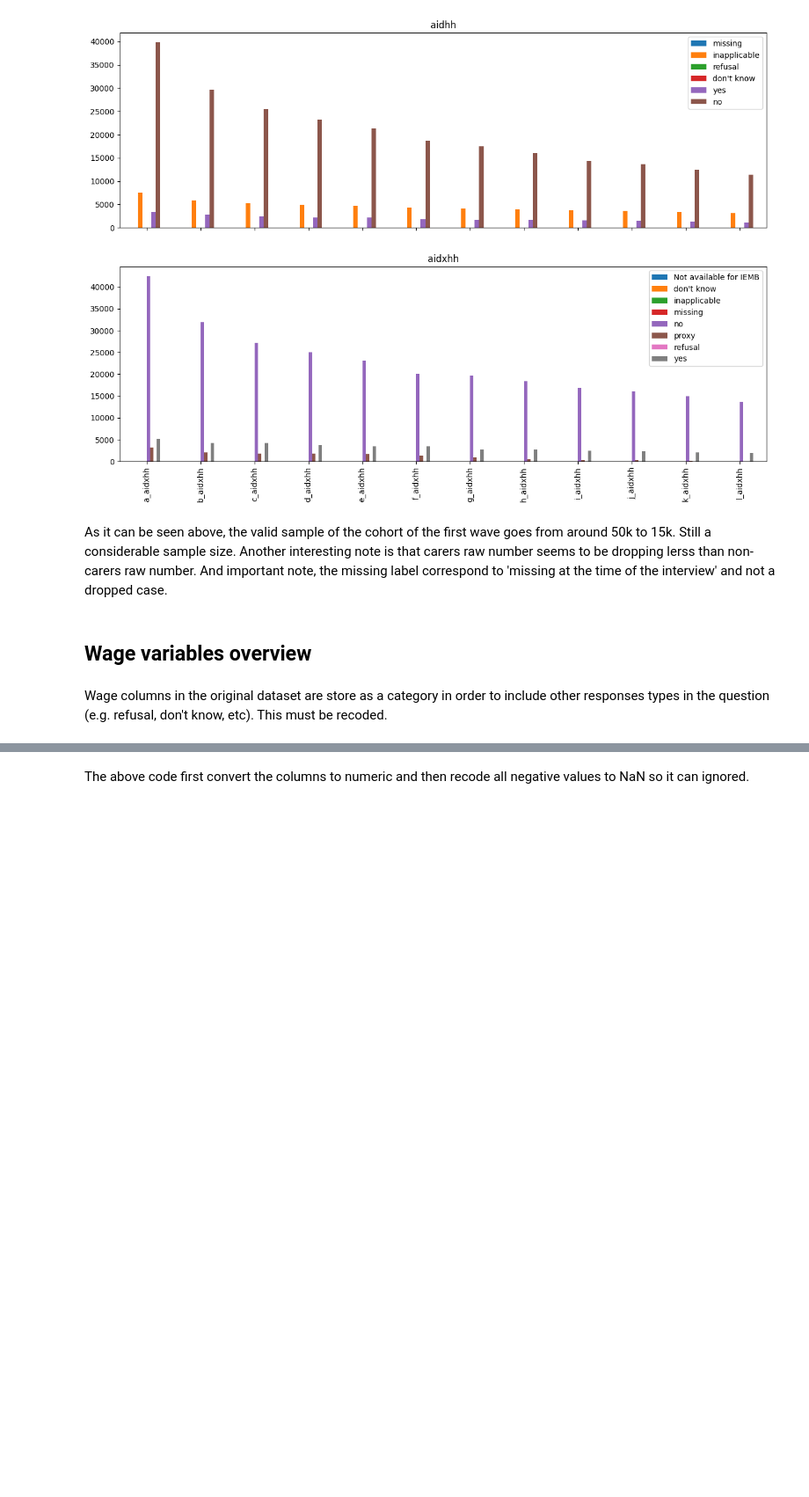
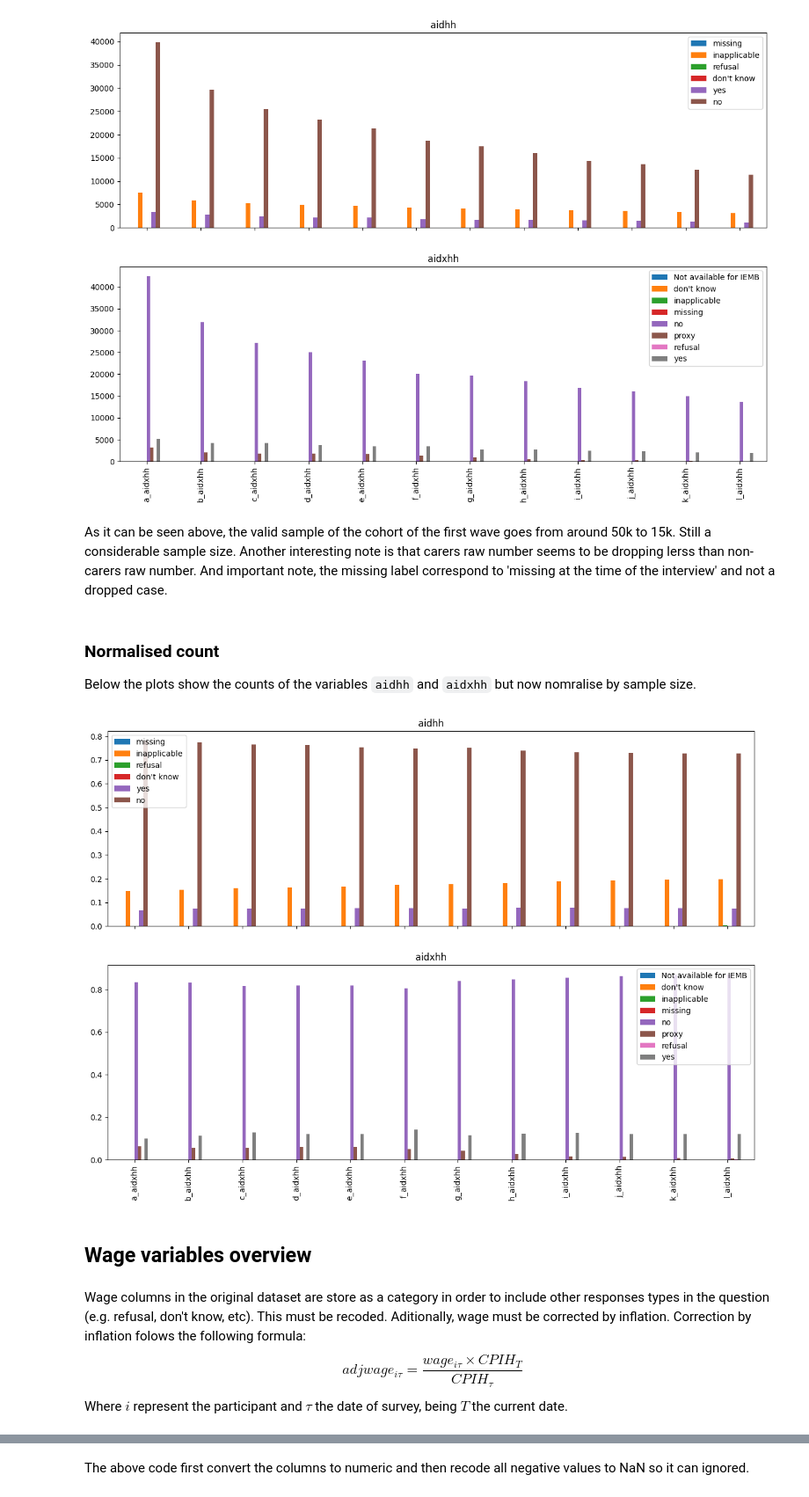
Before and after one commit to centre-for-care/costofcare, a Jupyter notebook: data_exploration.ipynb, the cells around one changed output, grey strips where cells are left out. Shown at 88% size. Cells and saved outputs as stored; diff of their text form; code cells hidden in the pictures; blank space fills up the shorter version.

```diff
--- a/data_exploration.ipynb
+++ b/data_exploration.ipynb
@@ -101,7 +65,30 @@ plt.show()
 [figure]
 # %% [markdown]
 As it can be seen above, the valid sample of the cohort of the first wave goes from around 50k to 15k. Still a considerable sample size. Another interesting note is that carers raw number seems to be dropping lerss than non-carers raw number. And important note, the missing label correspond to 'missing at the time of the interview' and not a dropped case.
+# %% [markdown]
+### Normalised count
+Below the plots show the counts of the variables `aidhh` and `aidxhh` but now nomralise by sample size.
+# %%
+aidhh = []
+aidxhh = []
+for colname in indresp_df.columns:
+    if 'aidhh' in colname:
+        aidhh.append(colname)
+    if 'aidxhh' in colname:
+        aidxhh.append(colname)
+fig, (ax1, ax2) = plt.subplots(2, 1, figsize=(15, 10), sharex=True)
+indresp_df[aidhh].apply(pd.Series.value_counts, normalize=True).T.plot.bar(ax=ax1)
+indresp_df[aidxhh].apply(pd.Series.value_counts, normalize=True).T.plot.bar(ax=ax2)
+ax1.set_title('aidhh')
+ax2.set_title('aidxhh')
+plt.show()
+# %% [output]
+[figure, added]
 # %% [markdown]
 ## Wage variables overview
 # %% [markdown]
-Wage columns in the original dataset are store as a category in order to include other responses types in the question (e.g. refusal, don't know, etc). This must be recoded.
+Wage columns in the original dataset are store as a category in order to include other responses types in the question (e.g. refusal, don't know, etc). This must be recoded. Aditionally, wage must be corrected by inflation. Correction by inflation folows the following formula:
+$$
+adjwage_{i\tau} = \frac{wage_{i\tau} \times CPIH_{T}}{CPIH_{\tau}}
+$$
+Where $i$ represent the participant and $\tau$ the date of survey, being $T$ the current date.
```
Also changed, not shown: parts of 13 cells of this notebook.
